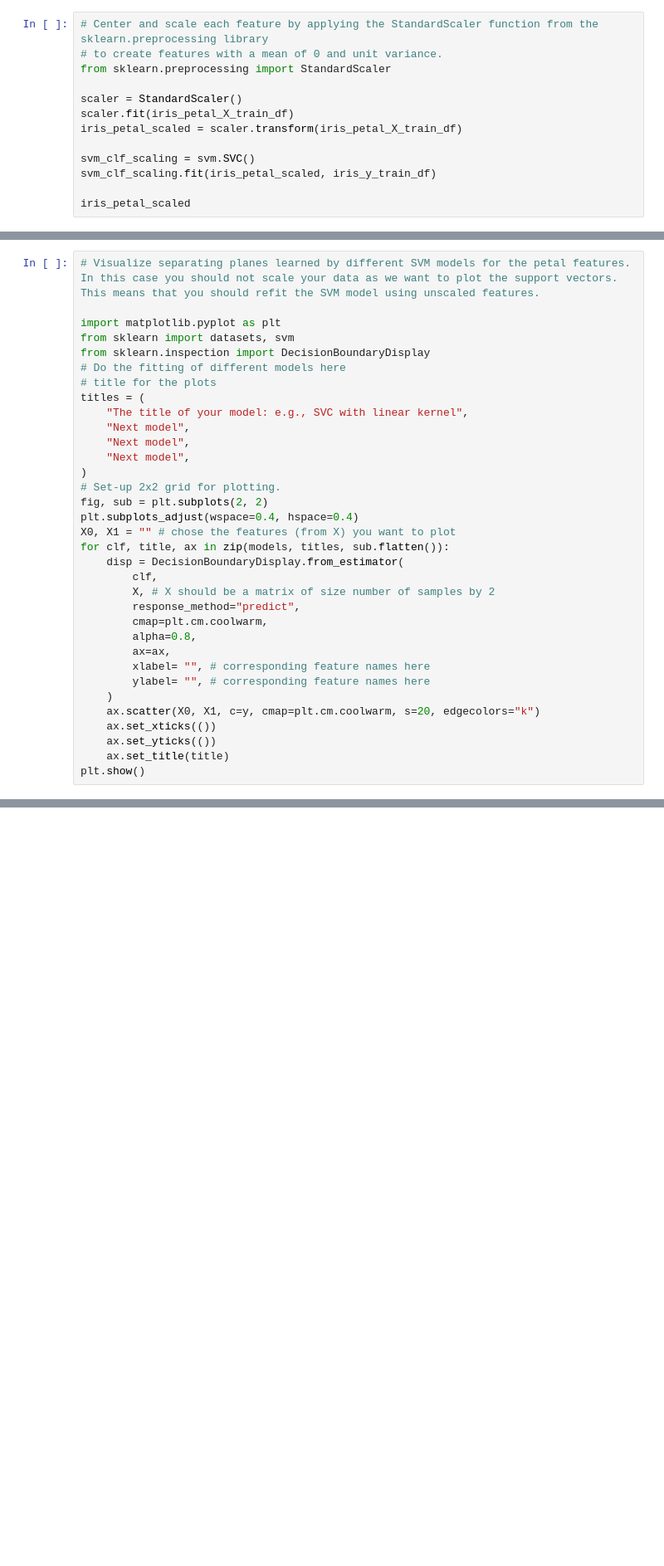
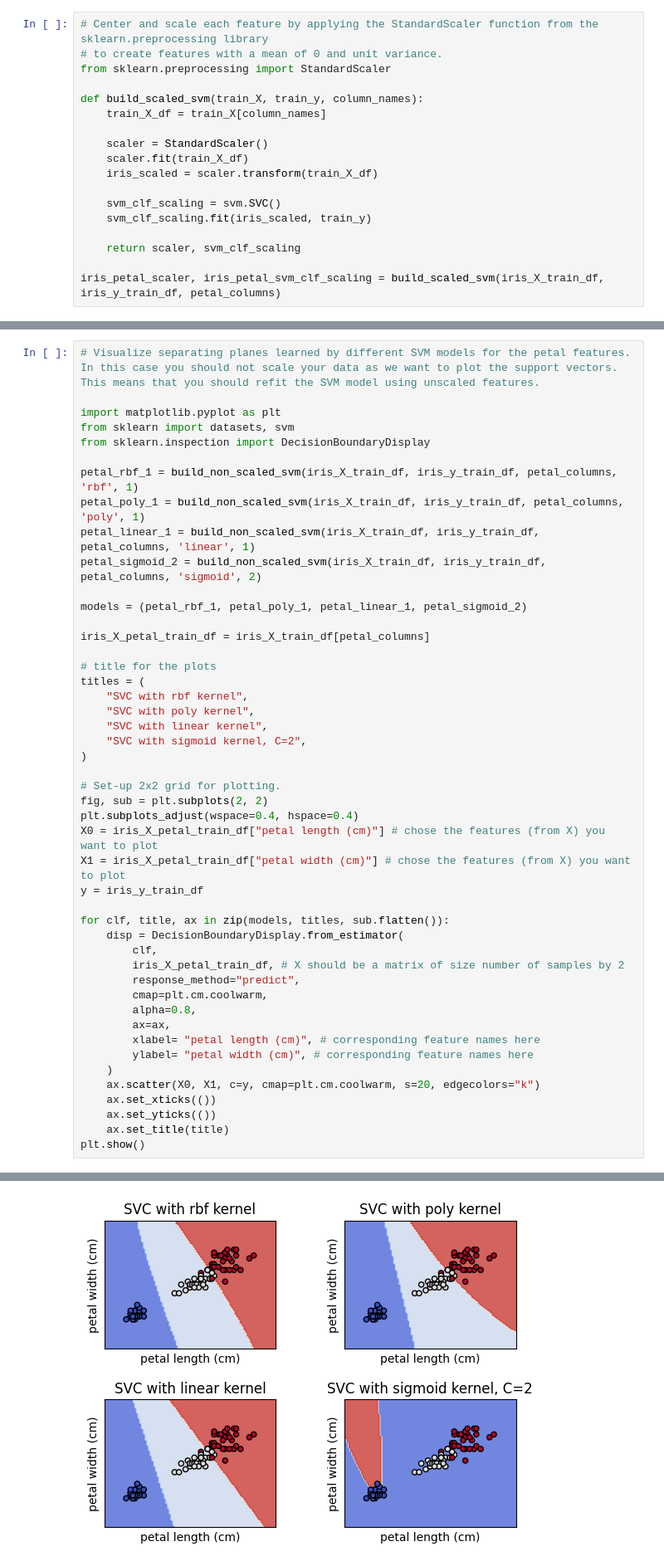
Before and after one commit to jacobpinney/applied-machine-learning, a Jupyter notebook: Lab 1/lab1.ipynb, the cells around one changed output, grey strips where cells are left out. Shown: that part at 83% size. Cells and saved outputs as stored; diff of their text form; blank space fills up the shorter version.

```diff
--- a/Lab 1/lab1.ipynb
+++ b/Lab 1/lab1.ipynb
@@ -65,11 +70,16 @@ SVC()
 # to create features with a mean of 0 and unit variance.
 from sklearn.preprocessing import StandardScaler
 
-scaler = StandardScaler()
-scaler.fit(iris_petal_X_train_df)
-iris_petal_scaled = scaler.transform(iris_petal_X_train_df)
+def build_scaled_svm(train_X, train_y, column_names):
+	train_X_df = train_X[column_names]
 
-svm_clf_scaling = svm.SVC()
-svm_clf_scaling.fit(iris_petal_scaled, iris_y_train_df)
+	scaler = StandardScaler()
+	scaler.fit(train_X_df)
+	iris_scaled = scaler.transform(train_X_df)
 
-iris_petal_scaled
+	svm_clf_scaling = svm.SVC()
+	svm_clf_scaling.fit(iris_scaled, train_y)
+
+	return scaler, svm_clf_scaling
+
+iris_petal_scaler, iris_petal_svm_clf_scaling = build_scaled_svm(iris_X_train_df, iris_y_train_df, petal_columns)
@@ -238,28 +283,41 @@ Kernel: sigmoid         C: 50   Accuracy Score: 0.8888888888888888,     Precisio
 import matplotlib.pyplot as plt
 from sklearn import datasets, svm
 from sklearn.inspection import DecisionBoundaryDisplay
-# Do the fitting of different models here
+
+petal_rbf_1 = build_non_scaled_svm(iris_X_train_df, iris_y_train_df, petal_columns, 'rbf', 1)
+petal_poly_1 = build_non_scaled_svm(iris_X_train_df, iris_y_train_df, petal_columns, 'poly', 1)
+petal_linear_1 = build_non_scaled_svm(iris_X_train_df, iris_y_train_df, petal_columns, 'linear', 1)
+petal_sigmoid_2 = build_non_scaled_svm(iris_X_train_df, iris_y_train_df, petal_columns, 'sigmoid', 2)
+
+models = (petal_rbf_1, petal_poly_1, petal_linear_1, petal_sigmoid_2)
+
+iris_X_petal_train_df = iris_X_train_df[petal_columns]
+
 # title for the plots
 titles = (
-    "The title of your model: e.g., SVC with linear kernel",
-    "Next model",
-    "Next model",
-    "Next model",
+    "SVC with rbf kernel",
+    "SVC with poly kernel",
+    "SVC with linear kernel",
+    "SVC with sigmoid kernel, C=2",
 )
+
 # Set-up 2x2 grid for plotting.
 fig, sub = plt.subplots(2, 2)
 plt.subplots_adjust(wspace=0.4, hspace=0.4)
-X0, X1 = "" # chose the features (from X) you want to plot
+X0 = iris_X_petal_train_df["petal length (cm)"] # chose the features (from X) you want to plot
+X1 = iris_X_petal_train_df["petal width (cm)"] # chose the features (from X) you want to plot
+y = iris_y_train_df
+
 for clf, title, ax in zip(models, titles, sub.flatten()):
     disp = DecisionBoundaryDisplay.from_estimator(
         clf,
-        X, # X should be a matrix of size number of samples by 2
+        iris_X_petal_train_df, # X should be a matrix of size number of samples by 2
         response_method="predict",
         cmap=plt.cm.coolwarm,
         alpha=0.8,
         ax=ax,
-        xlabel= "", # corresponding feature names here
-        ylabel= "", # corresponding feature names here
+        xlabel= "petal length (cm)", # corresponding feature names here
+        ylabel= "petal width (cm)", # corresponding feature names here
     )
     ax.scatter(X0, X1, c=y, cmap=plt.cm.coolwarm, s=20, edgecolors="k")
     ax.set_xticks(())
@@ -270,0 +328 @@ ModuleNotFoundError: No module named 'matplotlib'
+[figure, added]
```
Also changed, not shown: parts of 12 cells of this notebook, 4 other files.
